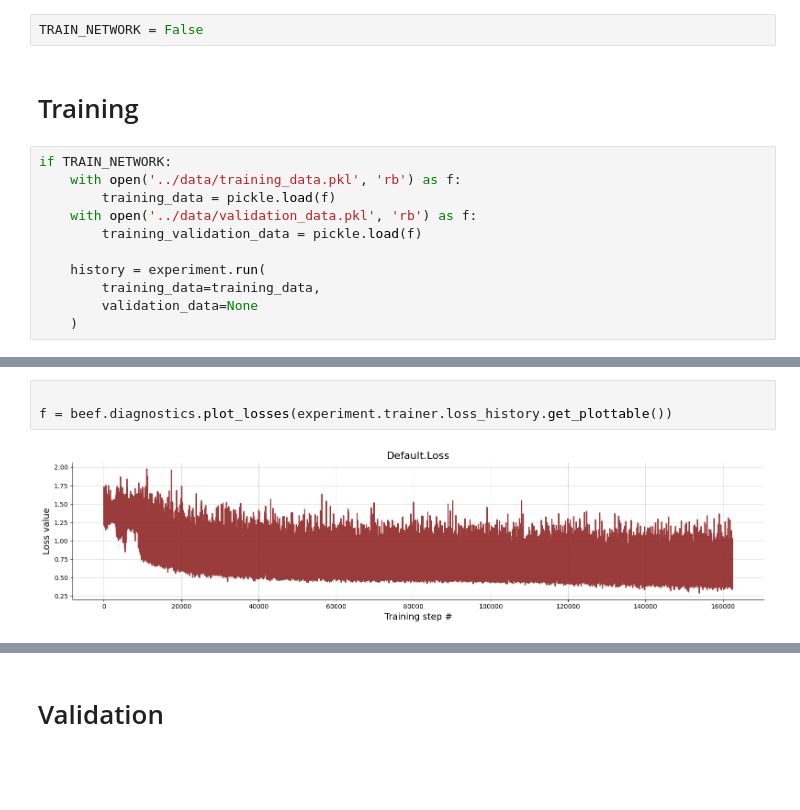
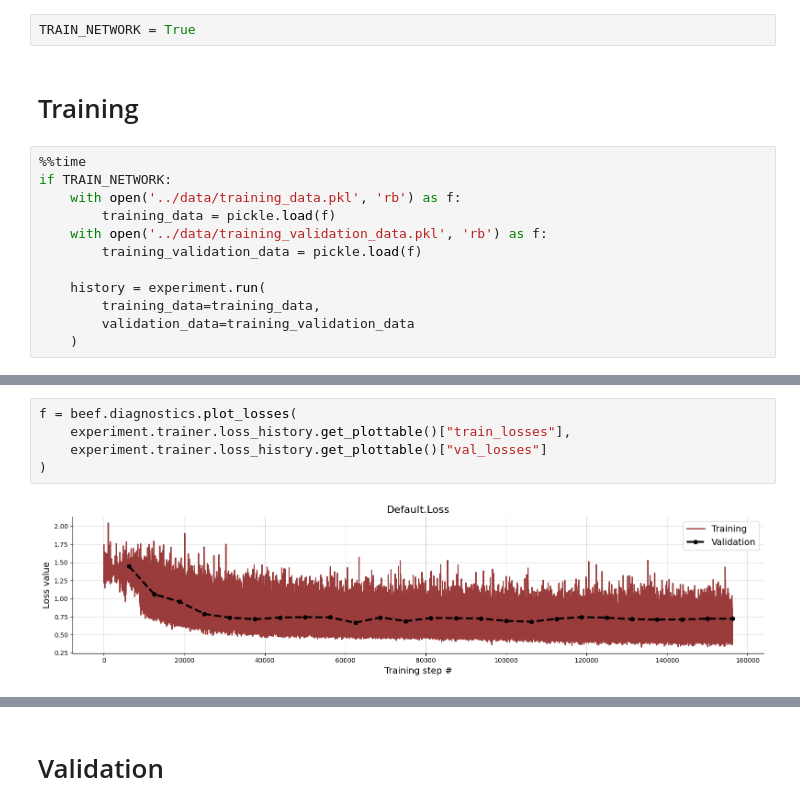
Before and after one commit to bayesflow-org/Non-Stationary-DDM-Validation, a Jupyter notebook: applications/model_comparison/notebooks/02_model_comparison.ipynb, the cells around one changed output, grey strips where cells are left out. Cells and saved outputs as stored; diff of their text form; blank space fills up the shorter version.

```diff
--- a/applications/model_comparison/notebooks/02_model_comparison.ipynb
+++ b/applications/model_comparison/notebooks/02_model_comparison.ipynb
@@ -29,15 +29,16 @@ INFO:root:Networks loaded from ../checkpoints/tempdim_128_sumdim_128_epochs_100_
 # %%
-TRAIN_NETWORK = False
+TRAIN_NETWORK = True
 # %% [markdown]
 # Training
 # %%
+%%time
 if TRAIN_NETWORK:
     with open('../data/training_data.pkl', 'rb') as f:
         training_data = pickle.load(f)
-    with open('../data/validation_data.pkl', 'rb') as f:
+    with open('../data/training_validation_data.pkl', 'rb') as f:
         training_validation_data = pickle.load(f)
 
     history = experiment.run(
         training_data=training_data,
-        validation_data=None
+        validation_data=training_validation_data
     )
@@ -44,5 +63,7 @@ if TRAIN_NETWORK:
 # %%
-
-f = beef.diagnostics.plot_losses(experiment.trainer.loss_history.get_plottable())
+f = beef.diagnostics.plot_losses(
+    experiment.trainer.loss_history.get_plottable()["train_losses"],
+    experiment.trainer.loss_history.get_plottable()["val_losses"]
+)
 # %% [output]
-[figure, old version]
+[figure, new version]
```
Also changed, not shown: parts of 44 cells of this notebook, 3 other files.
